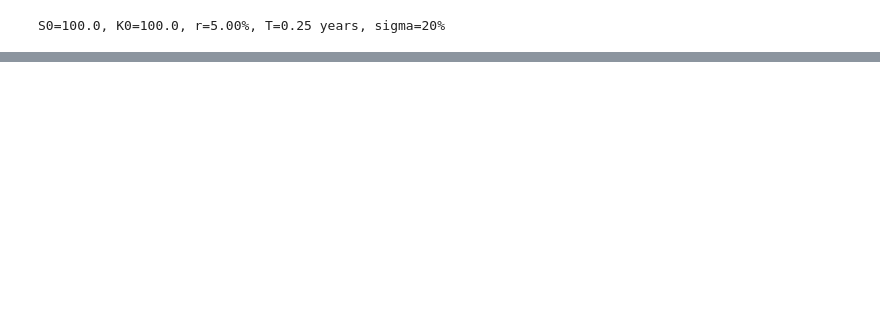
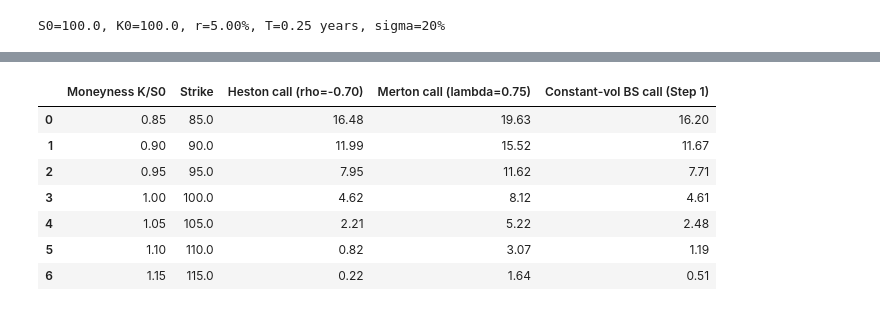
Before and after one commit to gurureryne17/HACS409-R234881Y-GURURE-RYNE-Assignment, a Jupyter notebook: R234881Y.ipynb, the cells around one changed output, grey strips where cells are left out. Cells and saved outputs as stored; diff of their text form; code cells hidden in the pictures; blank space fills up the shorter version.

```diff
--- a/R234881Y.ipynb
+++ b/R234881Y.ipynb
@@ -102,0 +4200,12 @@ q5_table
+# %%
+The simulated differences are small relative to the option prices and are consistent with the Monte Carlo standard errors reported in Q11 and Q13. Because the call and put prices are estimated independently, their difference contains sampling error from both simulations. Put-call parity holds exactly for the underlying model; the observed residuals are numerical Monte Carlo error rather than a model effect. A large or systematic violation would indicate a simulation or drift-correction problem.
+Q16. Volatility smile — Heston and Merton across 7 strikes (moneyness 0.85 to 1.15).
+# %% [output]
+|  | Moneyness K/S0 | Strike | Heston call (rho=-0.70) | Merton call (lambda=0.75) | Constant-vol BS call (Step 1) |
+| 0 | 0.85 | 85.0 | 16.48 | 19.63 | 16.20 |
+| 1 | 0.90 | 90.0 | 11.99 | 15.52 | 11.67 |
+| 2 | 0.95 | 95.0 | 7.95 | 11.62 | 7.71 |
+| 3 | 1.00 | 100.0 | 4.62 | 8.12 | 4.61 |
+| 4 | 1.05 | 105.0 | 2.21 | 5.22 | 2.48 |
+| 5 | 1.10 | 110.0 | 0.82 | 3.07 | 1.19 |
+| 6 | 1.15 | 115.0 | 0.22 | 1.64 | 0.51 |
```
Also changed, not shown: parts of 58 cells of this notebook, 3 other files.
